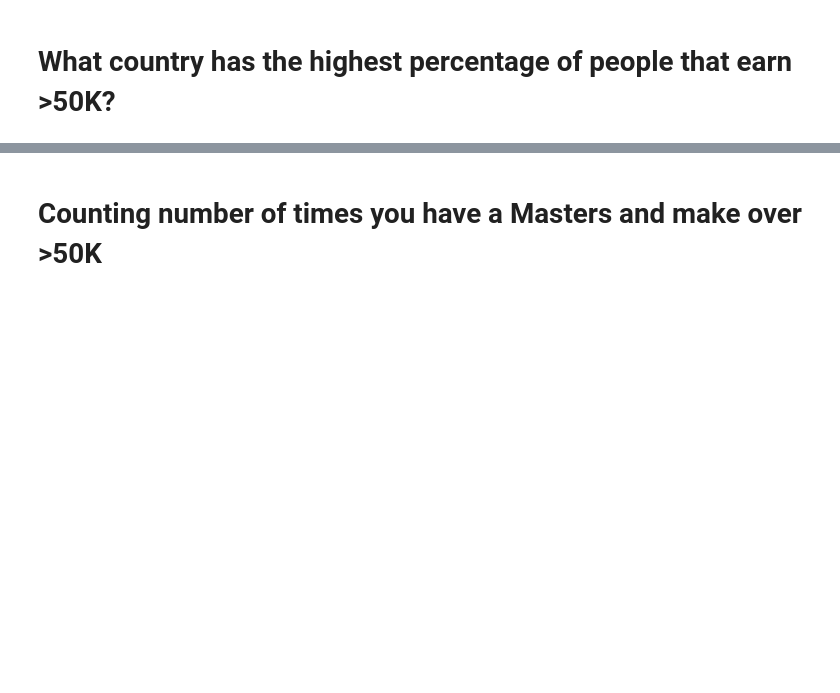
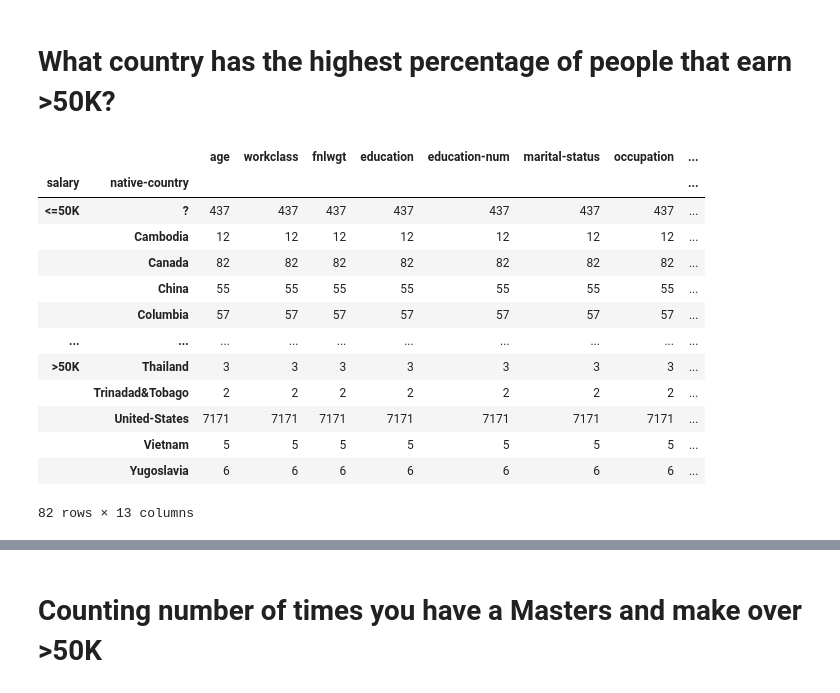
Before and after one commit to mrwoodzi/Data_Science_Certs_Progress, a Jupyter notebook: python_for_everybody/Data_Analysis_with_Python_Cert/Jupyter_Lab_Notes/demographic_data_analyzer.ipynb, the cells around one changed output, grey strips where cells are left out. Drawn from its saved outputs; the diff is of its cells as text; code cells hidden in the pictures; blank space fills up the shorter version.

```diff
--- a/python_for_everybody/Data_Analysis_with_Python_Cert/Jupyter_Lab_Notes/demographic_data_analyzer.ipynb
+++ b/python_for_everybody/Data_Analysis_with_Python_Cert/Jupyter_Lab_Notes/demographic_data_analyzer.ipynb
@@ -348,0 +321,24 @@ all_salary_over_50 = df.loc[lambda df: df['salary'] == '>50K']
+# %%
+salary_countries_sorted = df[['native-country', 'salary']].value_counts().sort_index()
+o=0
+n=1
+salary = df.groupby(['salary','native-country']).count()
+b = '>50K'
+for b in salary:
+    if b in salary:
+        print(
+# %% [output]
+|  |  | age | workclass | fnlwgt | education | education-num | marital-status | occupation | ... |
+| salary | native-country |  |  |  |  |  |  |  | ... |
+| <=50K | ? | 437 | 437 | 437 | 437 | 437 | 437 | 437 | ... |
+|  | Cambodia | 12 | 12 | 12 | 12 | 12 | 12 | 12 | ... |
+|  | Canada | 82 | 82 | 82 | 82 | 82 | 82 | 82 | ... |
+|  | China | 55 | 55 | 55 | 55 | 55 | 55 | 55 | ... |
+|  | Columbia | 57 | 57 | 57 | 57 | 57 | 57 | 57 | ... |
+| ... | ... | ... | ... | ... | ... | ... | ... | ... | ... |
+| >50K | Thailand | 3 | 3 | 3 | 3 | 3 | 3 | 3 | ... |
+|  | Trinadad&Tobago | 2 | 2 | 2 | 2 | 2 | 2 | 2 | ... |
+|  | United-States | 7171 | 7171 | 7171 | 7171 | 7171 | 7171 | 7171 | ... |
+|  | Vietnam | 5 | 5 | 5 | 5 | 5 | 5 | 5 | ... |
+|  | Yugoslavia | 6 | 6 | 6 | 6 | 6 | 6 | 6 | ... |
+82 rows × 13 columns
```
Also changed, not shown: parts of 19 cells of this notebook, 3 other files.
